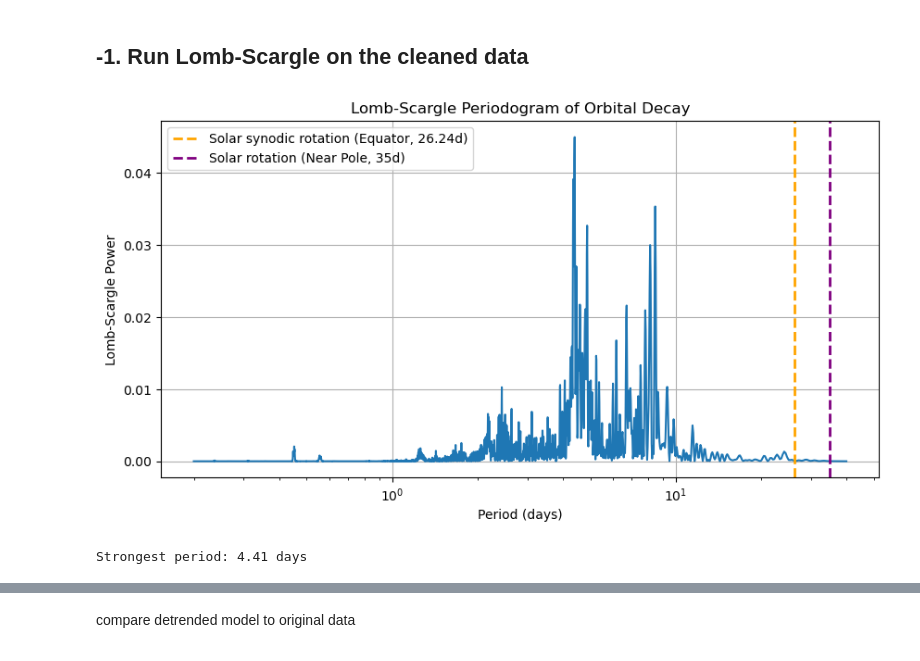
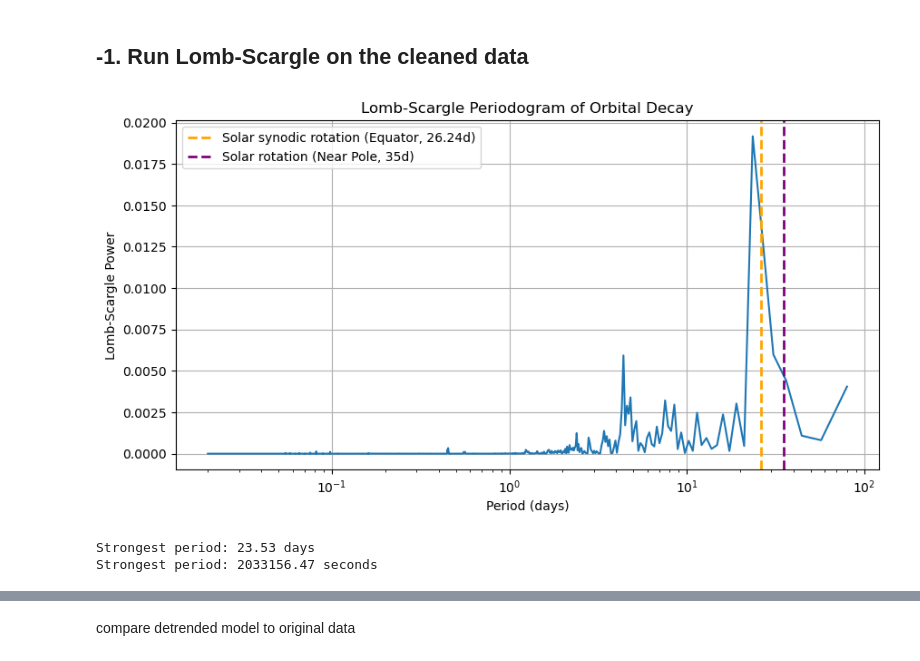
Before and after one commit to David-Student-Bern/MT, a Jupyter notebook: Analysis/Orbital_Decay/Trend_Removal/lombscargle.ipynb, the cells around one changed output, grey strips where cells are left out. Saved outputs shown, nothing was run; the diff lists cells and outputs as text; code cells hidden in the pictures.

```diff
--- a/Analysis/Orbital_Decay/Trend_Removal/lombscargle.ipynb
+++ b/Analysis/Orbital_Decay/Trend_Removal/lombscargle.ipynb
@@ -173,36 +173,38 @@ times_num = (times - times.iloc[0]).dt.total_seconds() / (24 * 3600)  # days sin
 y = GFOC_data['orbital_decay_norm'].values
 
 # Define frequency grid (cycles per day)
-min_period = 0.2    # days
-max_period = 40  # days
+min_period = 0.02   # days
+max_period = 80  # days
 frequency = np.linspace(1/max_period, 1/min_period, 10000)
 
 # Compute Lomb-Scargle periodogram
 ls = LombScargle(times_num, y)
 power = ls.power(frequency)
 
 # Find the period with the highest power
 best_frequency = frequency[np.argmax(power)]
 best_period = 1 / best_frequency
 
 # Plot the periodogram
 plt.figure(figsize=(10, 5))
 plt.plot(1/frequency, power)
 plt.xlabel('Period (days)')
 plt.ylabel('Lomb-Scargle Power')
 plt.title('Lomb-Scargle Periodogram of Orbital Decay')
 plt.xscale('log')
 plt.grid(True)
 
 # Add vertical lines for solar rotation periods
 plt.axvline(26.24, color='orange', linestyle='--', linewidth=2, label='Solar synodic rotation (Equator, 26.24d)')
 plt.axvline(35, color='purple', linestyle='--', linewidth=2, label='Solar rotation (Near Pole, 35d)')
 
 plt.legend()
 plt.show()
 
 print(f"Strongest period: {best_period:.2f} days")
+print(f"Strongest period: {best_period*24*60*60:.2f} seconds")
 # %% [output]
-[figure, old version]
+[figure, new version]
-Strongest period: 4.41 days
+Strongest period: 23.53 days
+Strongest period: 2033156.47 seconds
 # %% [markdown]
```
Also changed, not shown: parts of 3 cells of this notebook, 3 other files.
